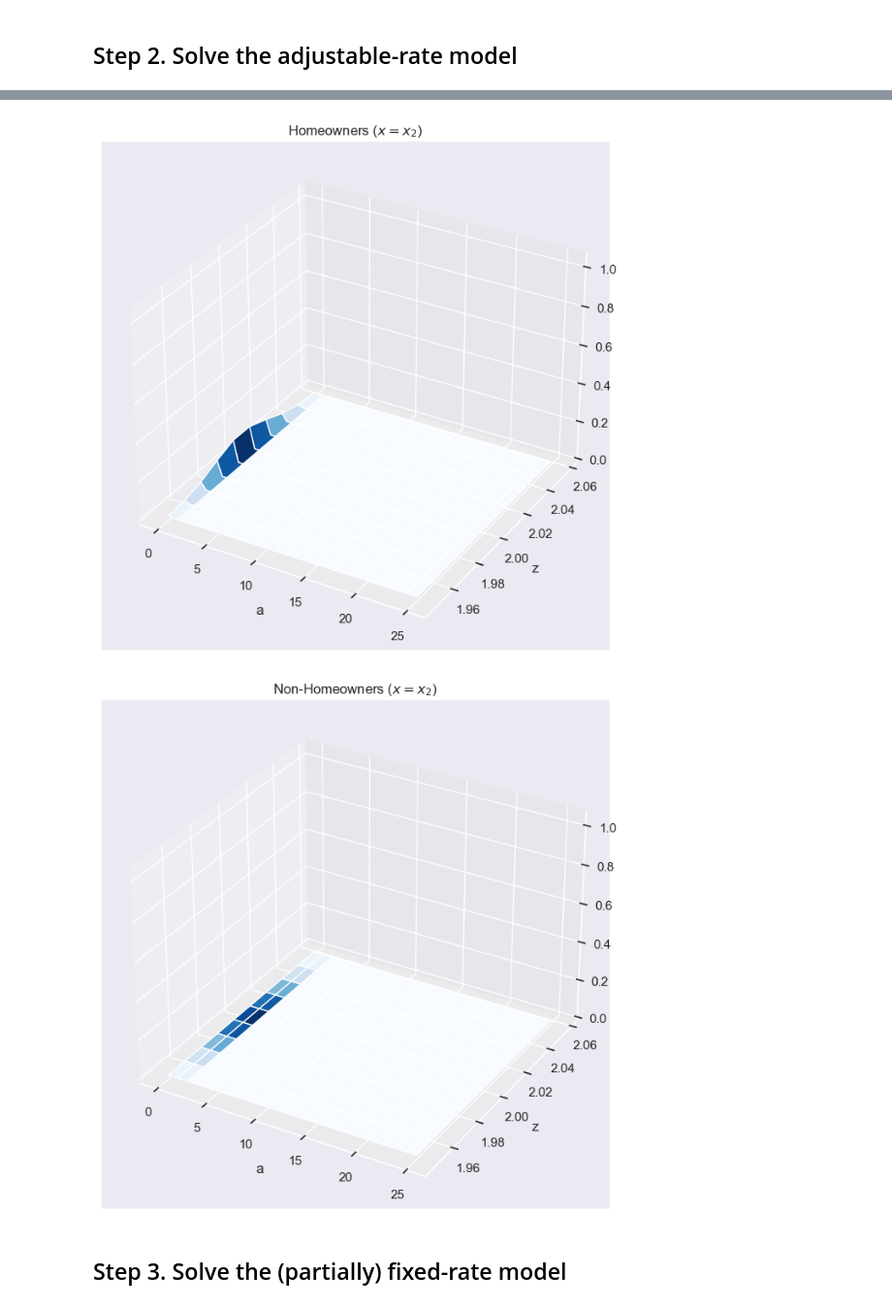
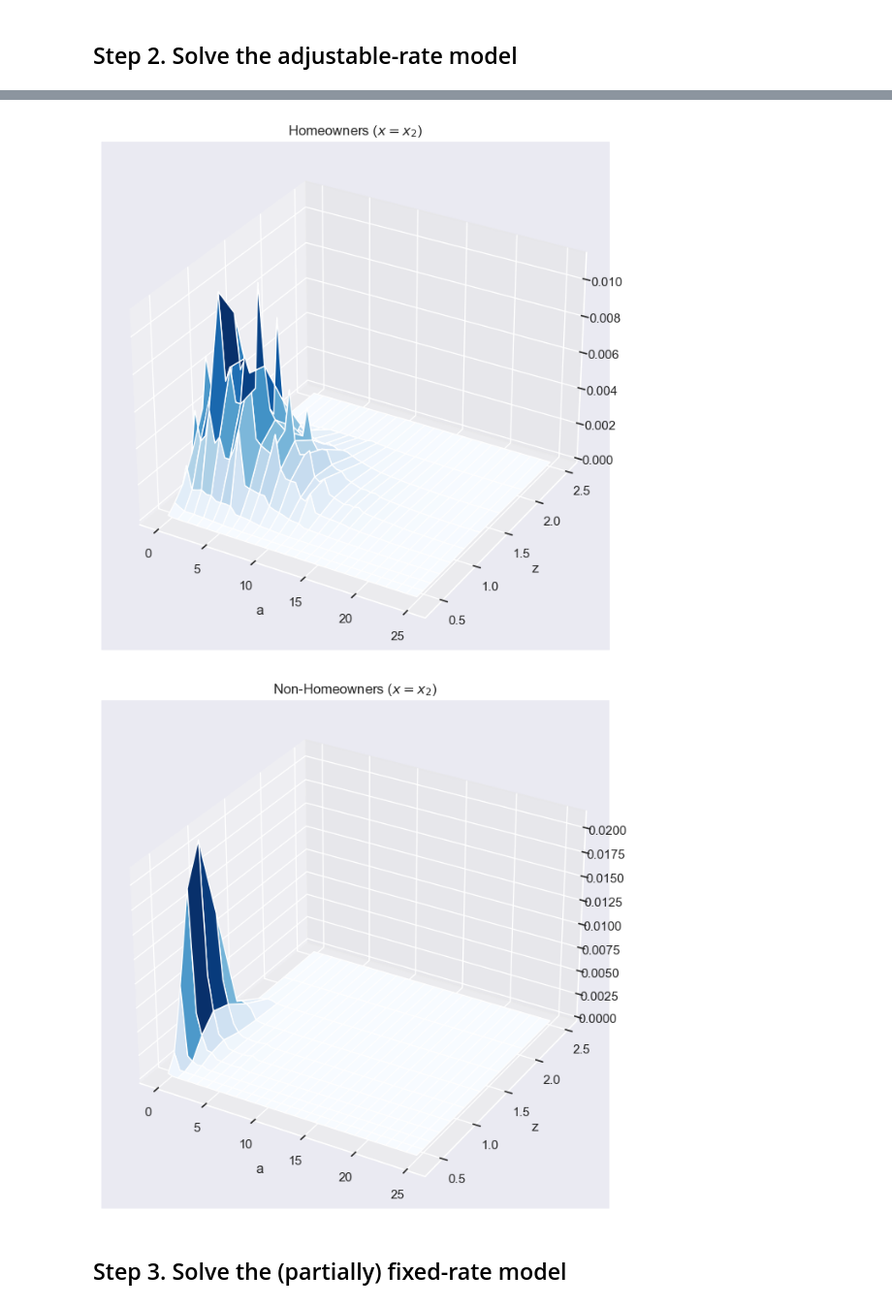
Before and after one commit to mtanaka25/WashU_Quant_Macro_project, a Jupyter notebook: main.ipynb, the cells around one changed output, grey strips where cells are left out. Shown at 97% size. Saved outputs shown, nothing was run; the diff lists cells and outputs as text; code cells hidden in the pictures.

```diff
--- a/main.ipynb
+++ b/main.ipynb
@@ -17,8 +17,8 @@ import numpy as np
 # %%
 N_z     = 10    # number of grid points
 rho_z   = 0.9   # AR1 coefficient
-sig_z   = 0.008 # size of exogenous shock
-Omega_z = 3     # range of grid
+sig_z   = 0.1   # size of exogenous shock
+Omega_z = 4     # range of grid
 # %% [markdown]
 #### parameters for the aggregate factor ($x$) process
 # %%
@@ -40,7 +40,7 @@ lnz_process.discretize(method = 'Tauchen',
                        Omega = Omega_z,
                        is_write_out_result = False)
 # Get the grid and the transition probabilities
-z_grid = np.exp(lnz_process.lnz_grid) + 1.
+z_grid = np.exp(lnz_process.lnz_grid)
 trans_prob_z = lnz_process.trans_mat
 # %% [output]
 Discretizing the AR(1) process by Tauchen method...
@@ -79,7 +79,7 @@ print(x_grid)
 ARM_Economy = ARM_FixedHousePrice(z_grid = z_grid,
                                   x_grid = x_grid,
                                   trans_prob_z = trans_prob_z,
-                                  trans_prob_x = trans_prob_x,)
+                                  trans_prob_x = trans_prob_x)
 # %%
 # Run the value iteration (it may take a few mins depending on # of grid points)
 ARM_Economy.value_func_iter()
@@ -156,15 +156,17 @@ ARM_Economy.plot_homeownership(fname = 'ARM_homeownership.png')
 # %%
 ARM_Economy.plot_stationary_distribution(homeownership = 'H',
                                          fixed_axis = 2,
                                          fixed_state_id = 2,
+                                         zlim = None,
                                          fname = 'ARM_stationary_dist_H.png')
 ARM_Economy.plot_stationary_distribution(homeownership = 'N',
                                          fixed_axis = 2,
                                          fixed_state_id = 2,
+                                         zlim = None,
                                          fname = 'ARM_stationary_dist_N.png')
 # %% [output]
-[figure, old version]
+[figure, new version]
-[figure, old version]
+[figure, new version]
 # %% [markdown]
 ## Step 3. Solve the (partially) fixed-rate model
 # %%
```
Also changed, not shown: parts of 18 cells of this notebook, 9 other files.
